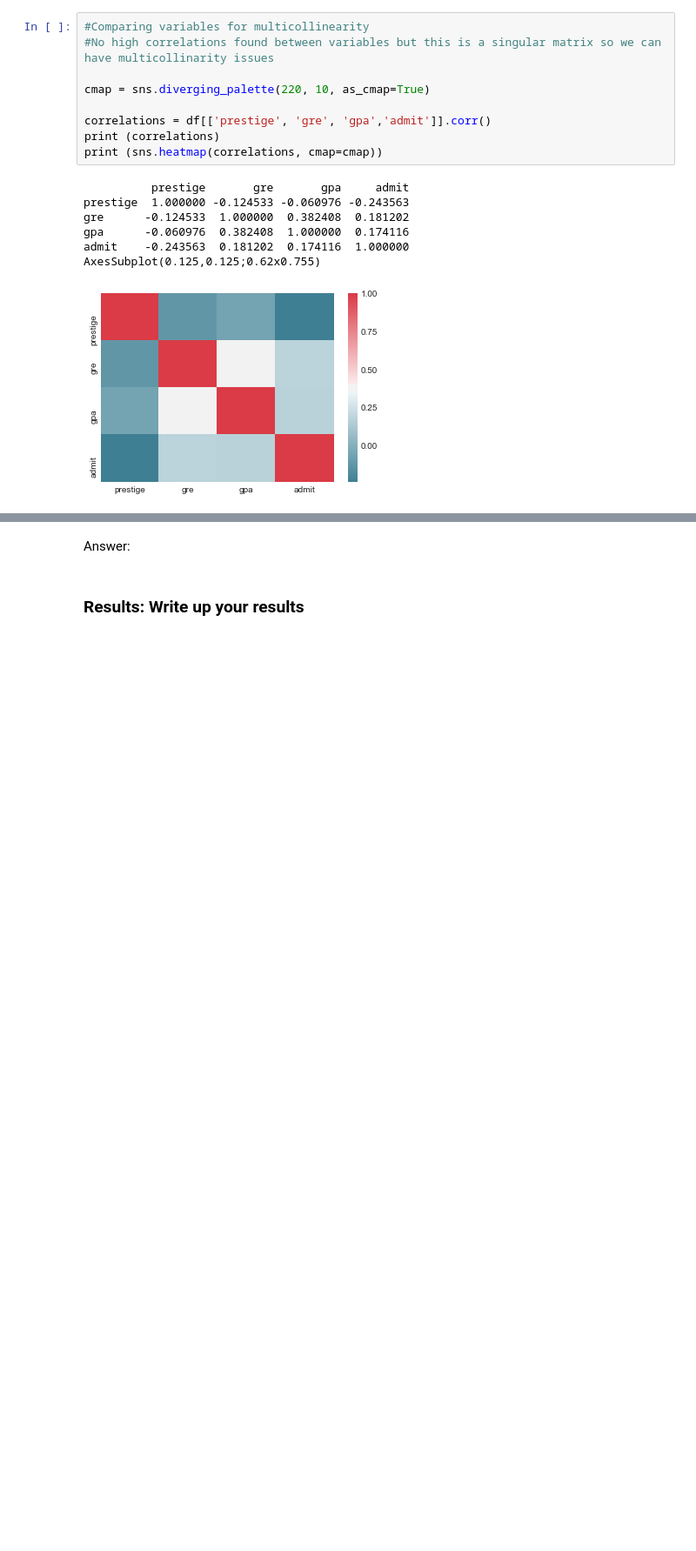
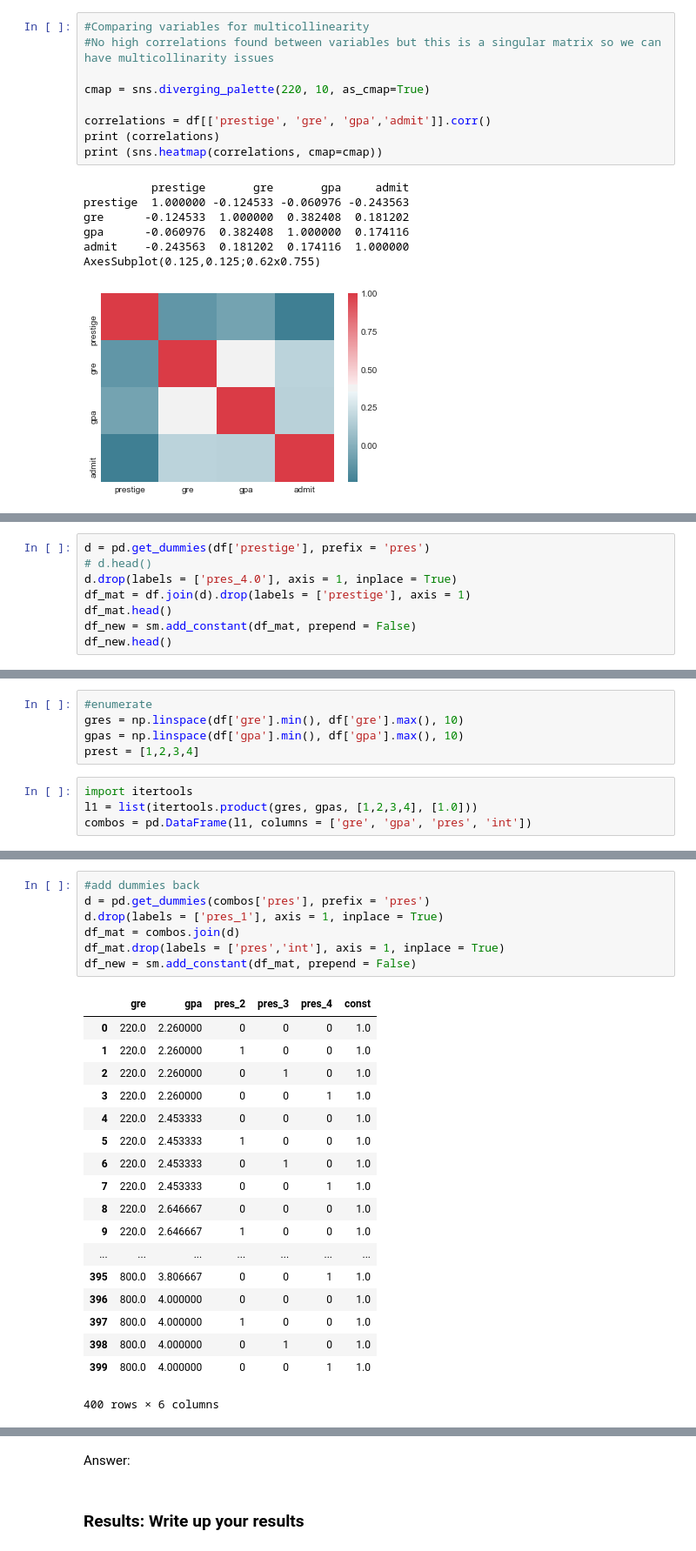
Before and after one commit to LoidaDelgadoPerez/DataScience, a Jupyter notebook: project4-starter.ipynb, the cells around one changed output, grey strips where cells are left out. Shown at 87% size. Cells and saved outputs as stored; diff of their text form; blank space fills up the shorter version.

```diff
--- a/project4-starter.ipynb
+++ b/project4-starter.ipynb
@@ -227,0 +208,8 @@ train_cols = data.columns[1:]
+# %%
+d = pd.get_dummies(df['prestige'], prefix = 'pres')
+# d.head()
+d.drop(labels = ['pres_4.0'], axis = 1, inplace = True)
+df_mat = df.join(d).drop(labels = ['prestige'], axis = 1)
+df_mat.head()
+df_new = sm.add_constant(df_mat, prepend = False)
+df_new.head()
@@ -258,0 +258,9 @@ intercept       -3.8769      1.142     -3.393      0.001      -6.116      -1.638
+# %%
+#enumerate
+gres = np.linspace(df['gre'].min(), df['gre'].max(), 10)
+gpas = np.linspace(df['gpa'].min(), df['gpa'].max(), 10)
+prest = [1,2,3,4]
+# %%
+import itertools
+l1 = list(itertools.product(gres, gpas, [1,2,3,4], [1.0]))
+combos = pd.DataFrame(l1, columns = ['gre', 'gpa', 'pres', 'int'])
@@ -258,0 +276,26 @@ intercept       -3.8769      1.142     -3.393      0.001      -6.116      -1.638
+# %%
+#add dummies back
+d = pd.get_dummies(combos['pres'], prefix = 'pres')
+d.drop(labels = ['pres_1'], axis = 1, inplace = True)
+df_mat = combos.join(d)
+df_mat.drop(labels = ['pres','int'], axis = 1, inplace = True)
+df_new = sm.add_constant(df_mat, prepend = False)
+# %% [output]
+|  | gre | gpa | pres_2 | pres_3 | pres_4 | const |
+| 0 | 220.0 | 2.260000 | 0 | 0 | 0 | 1.0 |
+| 1 | 220.0 | 2.260000 | 1 | 0 | 0 | 1.0 |
+| 2 | 220.0 | 2.260000 | 0 | 1 | 0 | 1.0 |
+| 3 | 220.0 | 2.260000 | 0 | 0 | 1 | 1.0 |
+| 4 | 220.0 | 2.453333 | 0 | 0 | 0 | 1.0 |
+| 5 | 220.0 | 2.453333 | 1 | 0 | 0 | 1.0 |
+| 6 | 220.0 | 2.453333 | 0 | 1 | 0 | 1.0 |
+| 7 | 220.0 | 2.453333 | 0 | 0 | 1 | 1.0 |
+| 8 | 220.0 | 2.646667 | 0 | 0 | 0 | 1.0 |
+| 9 | 220.0 | 2.646667 | 1 | 0 | 0 | 1.0 |
+| ... | ... | ... | ... | ... | ... | ... |
+| 395 | 800.0 | 3.806667 | 0 | 0 | 1 | 1.0 |
+| 396 | 800.0 | 4.000000 | 0 | 0 | 0 | 1.0 |
+| 397 | 800.0 | 4.000000 | 1 | 0 | 0 | 1.0 |
+| 398 | 800.0 | 4.000000 | 0 | 1 | 0 | 1.0 |
+| 399 | 800.0 | 4.000000 | 0 | 0 | 1 | 1.0 |
+400 rows × 6 columns
```
Also changed, not shown: parts of 19 cells of this notebook.
